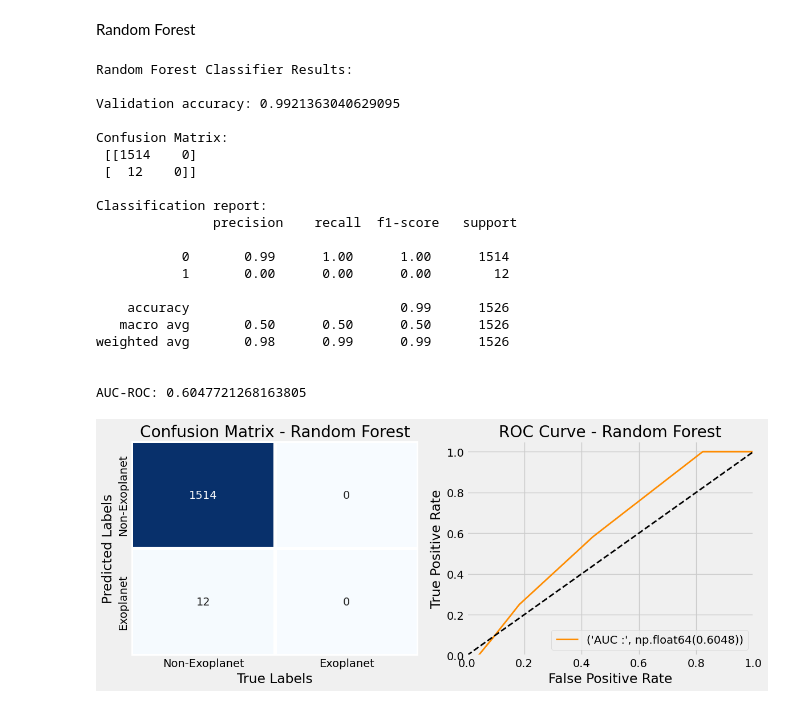
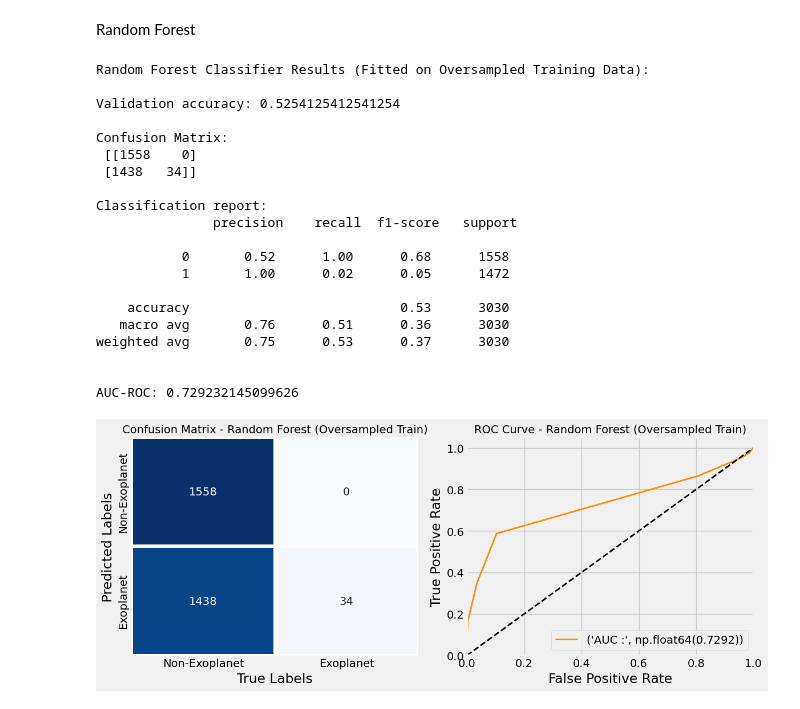
Before and after one commit to Meowmixforme/Kaggle_Machine_Learning_Projects, a Jupyter notebook: Project 3 Exoplanet Hunting Using Machine Learning/Exo.ipynb, the cells around one changed output. Saved outputs shown, nothing was run; the diff lists cells and outputs as text; code cells hidden in the pictures.

```diff
--- a/Project 3 Exoplanet Hunting Using Machine Learning/Exo.ipynb
+++ b/Project 3 Exoplanet Hunting Using Machine Learning/Exo.ipynb
@@ -152,11 +150,24 @@ x_train, x_test, y_train, y_test = train_test_split(x, y, test_size=0.3, random_
+# %%
+# Extracting independent (x) and dependent (y) features from train df
+x = train_df.drop(columns=['LABEL'], axis=1)
+y = train_df['LABEL']
+
+# Oversample the whole dataset (not realistic for deployment, but done here for demonstration)
+from imblearn.over_sampling import RandomOverSampler
+ros = RandomOverSampler(random_state=42)
+X_bal, y_bal = ros.fit_resample(x, y)
+
+# Now split the balanced data into train and test sets
+from sklearn.model_selection import train_test_split
+x_train, x_test, y_train, y_test = train_test_split(X_bal, y_bal, test_size=0.3, random_state=42)
 # %%
-# Feature Scaling
+# Feature scaling
 
 from sklearn.preprocessing import StandardScaler
 
 sc = StandardScaler()
 x_train_sc = sc.fit_transform(x_train)
-x_test_sc = sc.fit_transform(x_test)
+x_test_sc = sc.transform(x_test)
 # %% [markdown]
 Feature scaling
 # %%
@@ -168,8 +177 @@ Handling imbalanced data
-# %%
-# Random oversampling (applied ONLY to the scaled training data)
-
-from imblearn.over_sampling import RandomOverSampler
-
-ros = RandomOverSampler(random_state=42)
-x_train_ros, y_train_ros = ros.fit_resample(x_train_sc, y_train)
 # %%
@@ -192,7 +194,7 @@ KNN
 from sklearn.neighbors import KNeighborsClassifier as KNC
 
 # choosing k as value found below
-knn_clsfr = KNC(n_neighbors=1, metric = 'minkowski', p=2)
+knn_clsfr = KNC(n_neighbors=2, metric = 'minkowski', p=2)
 
 # Fitting the model
 knn_clsfr.fit(x_train_ros, y_train_ros)
@@ -252,11 +254,11 @@ from sklearn.ensemble import RandomForestClassifier
 
 # Initialize the Random Forest classifier
 # You can tune hyperparameters like n_estimators, max_depth, min_samples_split, etc.
-# Setting class_weight='balanced' can help address imbalance within the Random Forest itself
-rf_classifier = RandomForestClassifier(n_estimators=100, random_state=42, class_weight='balanced')
+# You can try with and without class_weight='balanced' when using oversampling
+rf_classifier = RandomForestClassifier(n_estimators=100, random_state=42) # Removed class_weight for now to see oversampling effect
 
-# Fit the model on the scaled training data
-rf_classifier.fit(x_train_sc, y_train)
+# Fit the model on the oversampled scaled training data
+rf_classifier.fit(x_train_ros, y_train_ros)
 
 # Make predictions on the scaled test data
 y_pred = rf_classifier.predict(x_test_sc)
@@ -264,7 +266,7 @@ y_pred = rf_classifier.predict(x_test_sc)
 # Evaluate the model
 from sklearn.metrics import confusion_matrix, accuracy_score, classification_report, roc_curve, auc
 
-print("Random Forest Classifier Results:")
+print("\nRandom Forest Classifier Results (Fitted on Oversampled Training Data):")
 print("\nValidation accuracy:", accuracy_score(y_test, y_pred))
 print("\nConfusion Matrix:\n", confusion_matrix(y_test, y_pred))
 print("\nClassification report:\n", classification_report(y_test, y_pred))
@@ -285,43 +287,43 @@ plt.figure(figsize=(12, 5))
 # Plot Confusion Matrix
 plt.subplot(1, 2, 1)
 sns.heatmap(confusion_matrix(y_test, y_pred), annot=True, cmap="Blues", fmt="d", linewidths=3, cbar=False,
             xticklabels=['Non-Exoplanet', 'Exoplanet'], yticklabels=['Non-Exoplanet', 'Exoplanet'])
 plt.xlabel("True Labels")
 plt.ylabel("Predicted Labels")
-plt.title("Confusion Matrix - Random Forest")
+plt.title("Confusion Matrix - Random Forest (Oversampled Train)", fontsize=14)
 
 # Plot ROC Curve
 plt.subplot(1, 2, 2)
 plt.plot(fpr, tpr, label=("AUC :", round(auc_roc, 4)), color="darkorange", lw=2)
 plt.plot([0, 1], [0, 1], "k--", lw=2)
 plt.xlim([0.0, 1.0])
 plt.ylim([0.0, 1.05])
 plt.xlabel('False Positive Rate')
 plt.ylabel('True Positive Rate')
-plt.title('ROC Curve - Random Forest')
+plt.title('ROC Curve - Random Forest (Oversampled Train)', fontsize=14)
 plt.legend(loc="lower right")
 
 plt.tight_layout()
 plt.show()
 # %% [output]
-Random Forest Classifier Results:
+Random Forest Classifier Results (Fitted on Oversampled Training Data):
 
-Validation accuracy: 0.9921363040629095
+Validation accuracy: 0.5254125412541254
 
 Confusion Matrix:
- [[1514    0]
- [  12    0]]
+ [[1558    0]
+ [1438   34]]
 
 Classification report:
                precision    recall  f1-score   support
 
-           0       0.99      1.00      1.00      1514
-           1       0.00      0.00      0.00        12
+           0       0.52      1.00      0.68      1558
+           1       1.00      0.02      0.05      1472
 
-    accuracy                           0.99      1526
-   macro avg       0.50      0.50      0.50      1526
-weighted avg       0.98      0.99      0.99      1526
+    accuracy                           0.53      3030
+   macro avg       0.76      0.51      0.36      3030
+weighted avg       0.75      0.53      0.37      3030
 
 
-AUC-ROC: 0.6047721268163805
+AUC-ROC: 0.729232145099626
-[figure, old version]
+[figure, new version]
```
Also changed, not shown: parts of 8 cells of this notebook.
